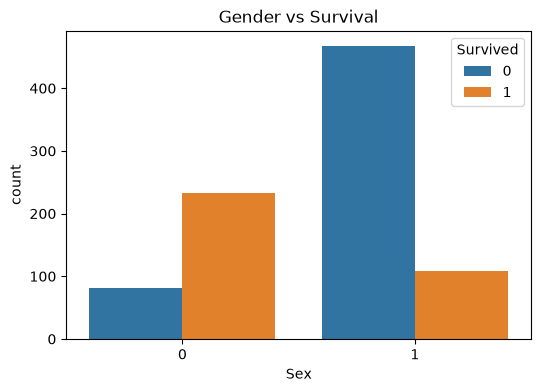
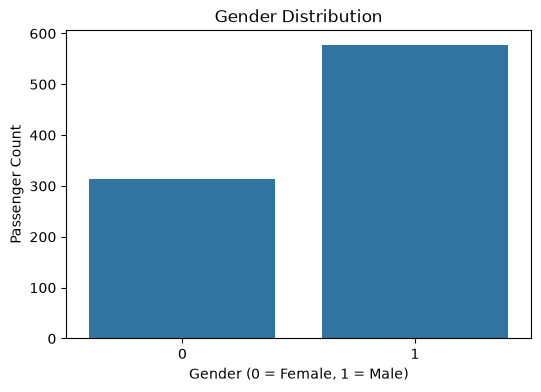
Code edit (unified diff) that turned the first committed figure into the second:
--- before
+++ after
@@ -3,9 +3,10 @@
 sns.countplot(
     x="Sex",
-    hue="Survived",
     data=df
 )
 
-plt.title("Gender vs Survival")
+plt.title("Gender Distribution")
+plt.xlabel("Gender (0 = Female, 1 = Male)")
+plt.ylabel("Passenger Count")
 
 plt.show()

Commit: insights added